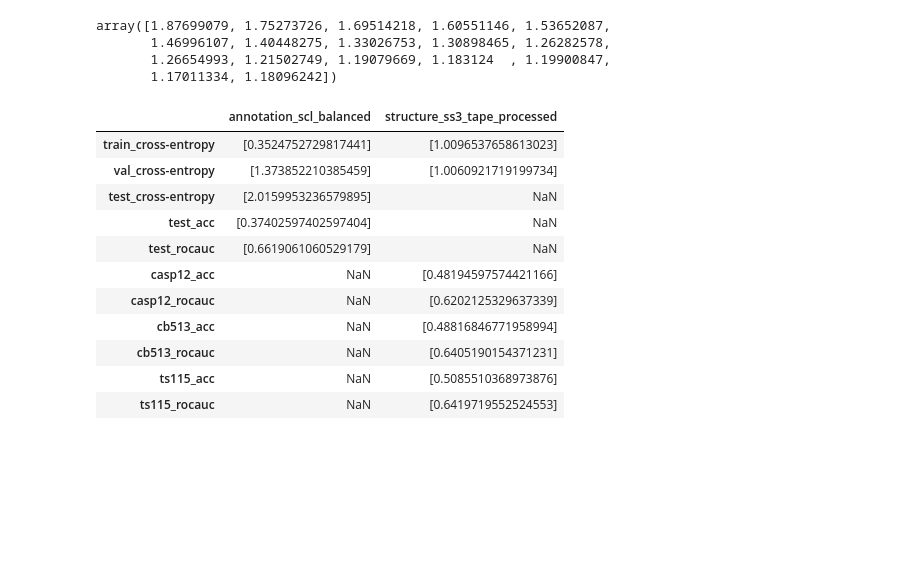
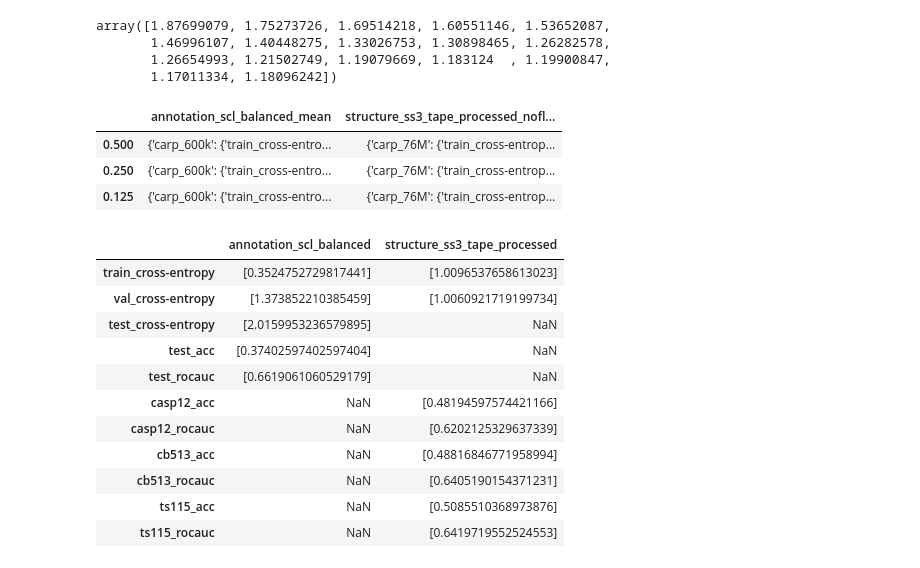
Before and after one commit to microsoft/protein-transfer, a Jupyter notebook: sandbox/results_reorg.ipynb, the cells around one changed output. Drawn from its saved outputs; the diff is of its cells as text; code cells hidden in the pictures; blank space fills up the shorter version.

```diff
--- a/sandbox/results_reorg.ipynb
+++ b/sandbox/results_reorg.ipynb
@@ -525,6 +48,13 @@ array([1.87699079, 1.75273726, 1.69514218, 1.60551146, 1.53652087,
        1.46996107, 1.40448275, 1.33026753, 1.30898465, 1.26282578,
        1.26654993, 1.21502749, 1.19079669, 1.183124  , 1.19900847,
        1.17011334, 1.18096242])
+# %%
+pd.DataFrame.from_dict(pytorch_carp.checkpoint_analysis_dict).T
+# %% [output]
+|  | annotation_scl_balanced_mean | structure_ss3_tape_processed_nofl... |
+| 0.500 | {'carp_600k': {'train_cross-entro... | {'carp_76M': {'train_cross-entrop... |
+| 0.250 | {'carp_600k': {'train_cross-entro... | {'carp_76M': {'train_cross-entrop... |
+| 0.125 | {'carp_600k': {'train_cross-entro... | {'carp_76M': {'train_cross-entrop... |
 # %%
 pd.DataFrame.from_dict(pytorch_carp.onehot_baseline_dict)
 # %% [output]
```
Also changed, not shown: parts of 5 cells of this notebook, 3 other files.
